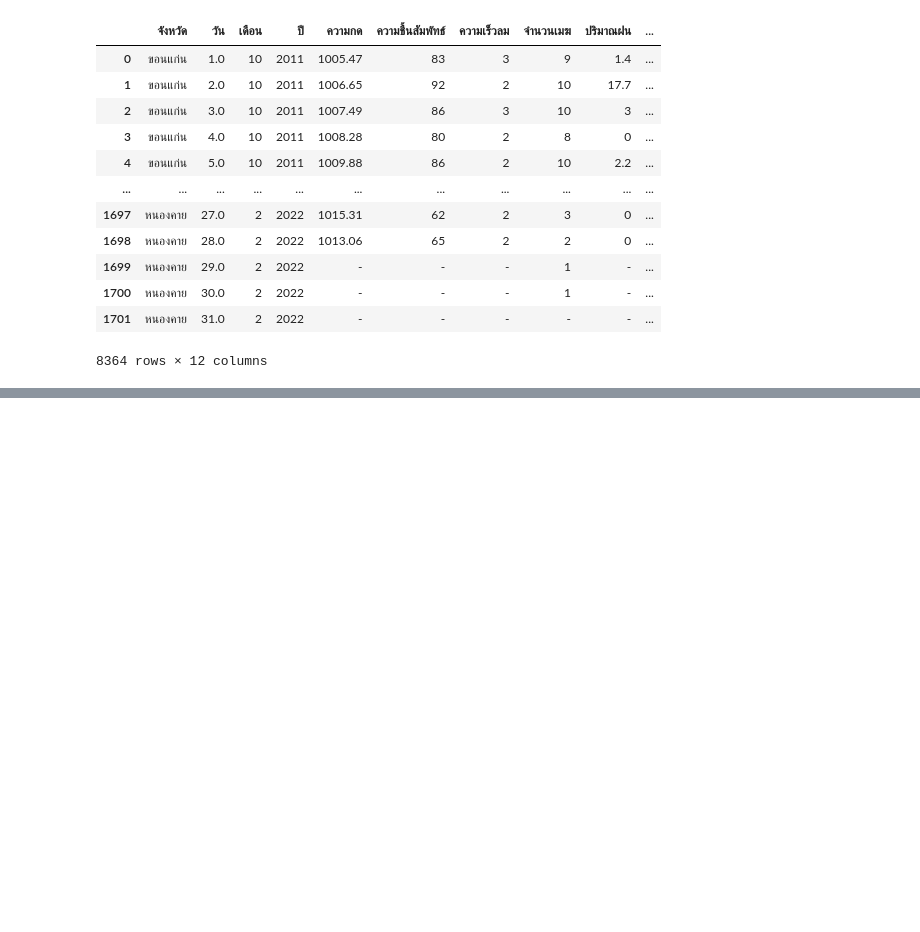
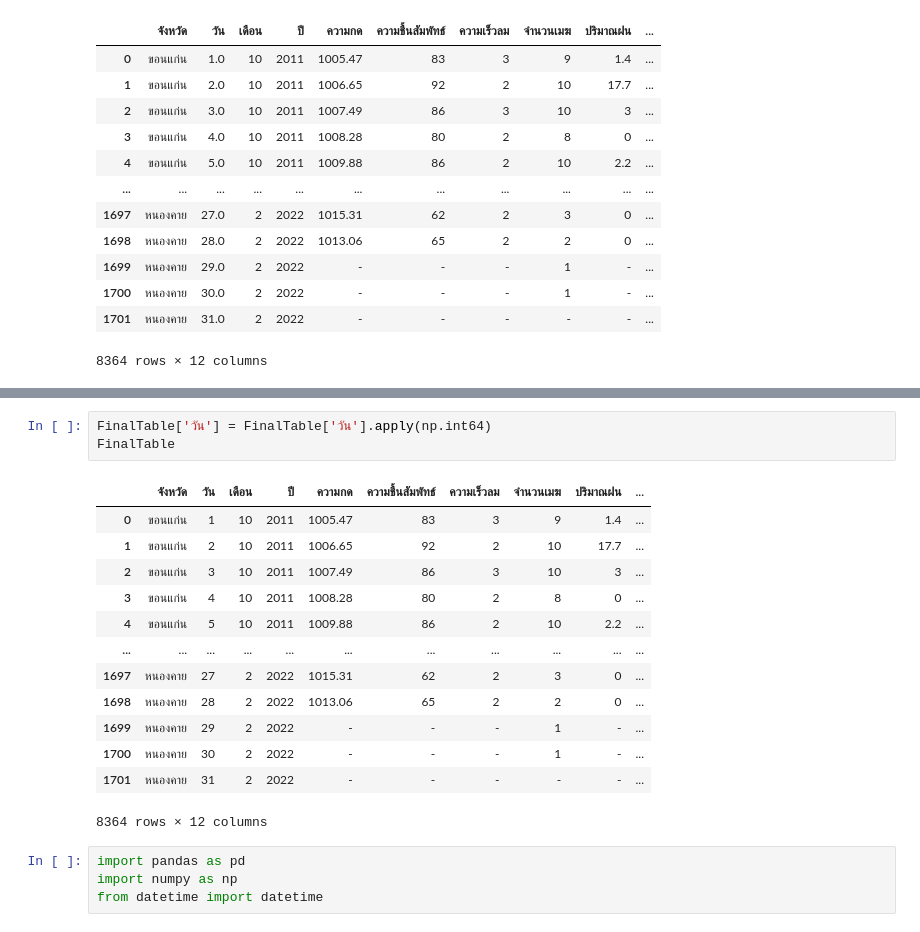
Before and after one commit to nannthd/bsc_dpdm22, a Jupyter notebook: Quiz_Group_5_20_of_Midterm.ipynb, the cells around one changed output, grey strips where cells are left out. Drawn from its saved outputs; the diff is of its cells as text; blank space fills up the shorter version.

```diff
--- a/Quiz_Group_5_20_of_Midterm.ipynb
+++ b/Quiz_Group_5_20_of_Midterm.ipynb
@@ -1315,0 +1316,21 @@ Name: เดือน, dtype: int64
+# %%
+FinalTable['วัน'] = FinalTable['วัน'].apply(np.int64)
+FinalTable
+# %% [output]
+|  | จังหวัด | วัน | เดือน | ปี | ความกด | ความชื้นสัมพัทธ์ | ความเร็วลม | จำนวนเมฆ | ปริมาณฝน | ... |
+| 0 | ขอนแก่น | 1 | 10 | 2011 | 1005.47 | 83 | 3 | 9 | 1.4 | ... |
+| 1 | ขอนแก่น | 2 | 10 | 2011 | 1006.65 | 92 | 2 | 10 | 17.7 | ... |
+| 2 | ขอนแก่น | 3 | 10 | 2011 | 1007.49 | 86 | 3 | 10 | 3 | ... |
+| 3 | ขอนแก่น | 4 | 10 | 2011 | 1008.28 | 80 | 2 | 8 | 0 | ... |
+| 4 | ขอนแก่น | 5 | 10 | 2011 | 1009.88 | 86 | 2 | 10 | 2.2 | ... |
+| ... | ... | ... | ... | ... | ... | ... | ... | ... | ... | ... |
+| 1697 | หนองคาย | 27 | 2 | 2022 | 1015.31 | 62 | 2 | 3 | 0 | ... |
+| 1698 | หนองคาย | 28 | 2 | 2022 | 1013.06 | 65 | 2 | 2 | 0 | ... |
+| 1699 | หนองคาย | 29 | 2 | 2022 | - | - | - | 1 | - | ... |
+| 1700 | หนองคาย | 30 | 2 | 2022 | - | - | - | 1 | - | ... |
+| 1701 | หนองคาย | 31 | 2 | 2022 | - | - | - | - | - | ... |
+8364 rows × 12 columns
+# %%
+import pandas as pd
+import numpy as np
+from datetime import datetime
```
Also changed, not shown: parts of 5 cells of this notebook.
